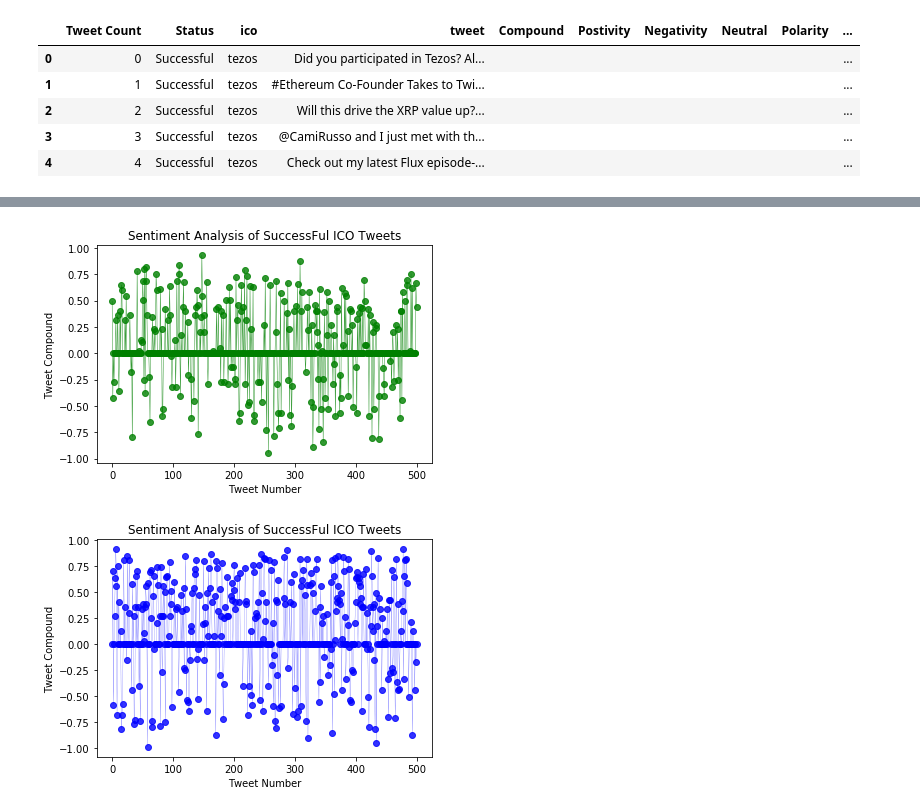
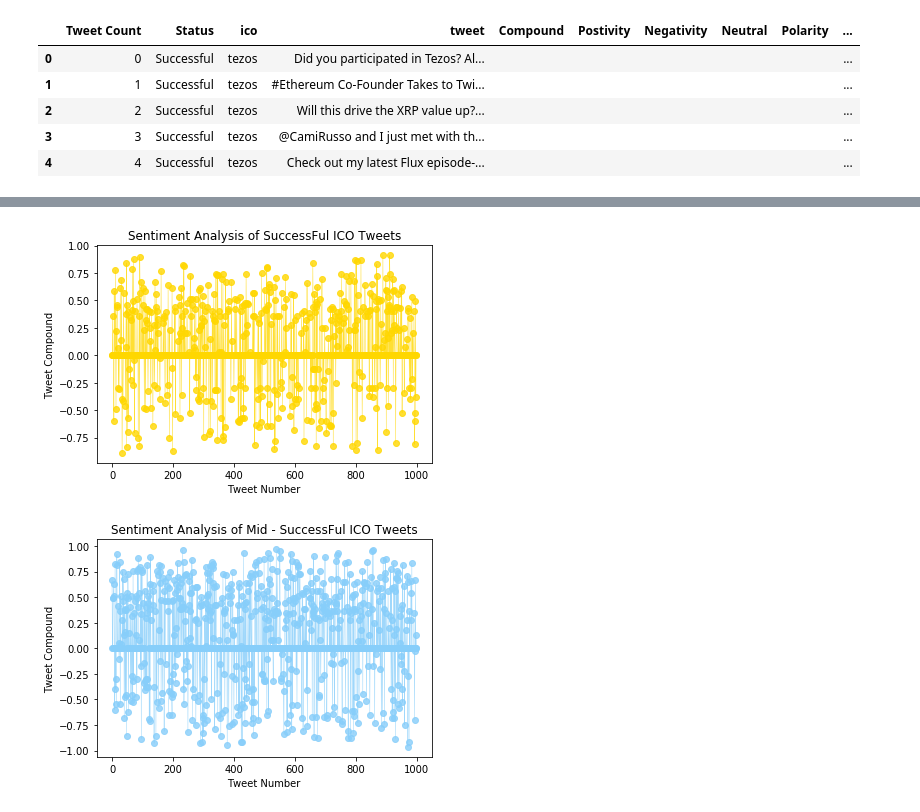
Before and after one commit to xprntl/ucb-da-project-1, a Jupyter notebook: Twitter_Sentiment_Analysis.ipynb, the cells around one changed output, grey strips where cells are left out. Saved outputs shown, nothing was run; the diff lists cells and outputs as text; code cells hidden in the pictures.

```diff
--- a/Twitter_Sentiment_Analysis.ipynb
+++ b/Twitter_Sentiment_Analysis.ipynb
@@ -63,7 +63,7 @@ File.tail()
 # %%
-Success = File[File['Status'] == 'Successful'].sample(n=500)
-Mid_Success = File[File['Status'] == 'Mid'].sample(n=500)
-Failure = File[File['Status'] == 'Failure'].sample(n=500)
+Success = File[File['Status'] == 'Successful'].sample(n=1000)
+Mid_Success = File[File['Status'] == 'Mid'].sample(n=1000)
+Failure = File[File['Status'] == 'Failure'].sample(n=1000)
 # %%
 # Create data
 fig = plt.figure(figsize=(10,5))
@@ -107,7 +152,7 @@ plt.show()
 # Create plot
 plt.plot(np.arange(len(Success["Compound"])),
          Success["Compound"], marker="o", linewidth=0.5,
-         alpha=0.8, color = 'green')
+         alpha=0.8, color = 'gold')
 
 # # Incorporate the other graph properties
 plt.title("Sentiment Analysis of SuccessFul ICO Tweets")
@@ -115,17 +160,17 @@ plt.ylabel("Tweet Compound")
 plt.xlabel("Tweet Number")
 plt.show()
 # %% [output]
-[figure, old version]
+[figure, new version]
 # %%
 # Create plot
 plt.plot(np.arange(len(Mid_Success["Compound"])),
-         Mid_Success["Compound"], marker="o", linewidth=0.2,
-         alpha=0.8, color = 'blue')
+         Mid_Success["Compound"], marker="o", linewidth=0.5,
+         alpha=0.8, color = 'lightskyBlue')
 
 # # Incorporate the other graph properties
 plt.title("Sentiment Analysis of Mid - SuccessFul ICO Tweets")
 plt.ylabel("Tweet Compound")
 plt.xlabel("Tweet Number")
 plt.show()
 # %% [output]
-[figure, old version]
+[figure, new version]
```
Also changed, not shown: parts of 10 cells of this notebook.
